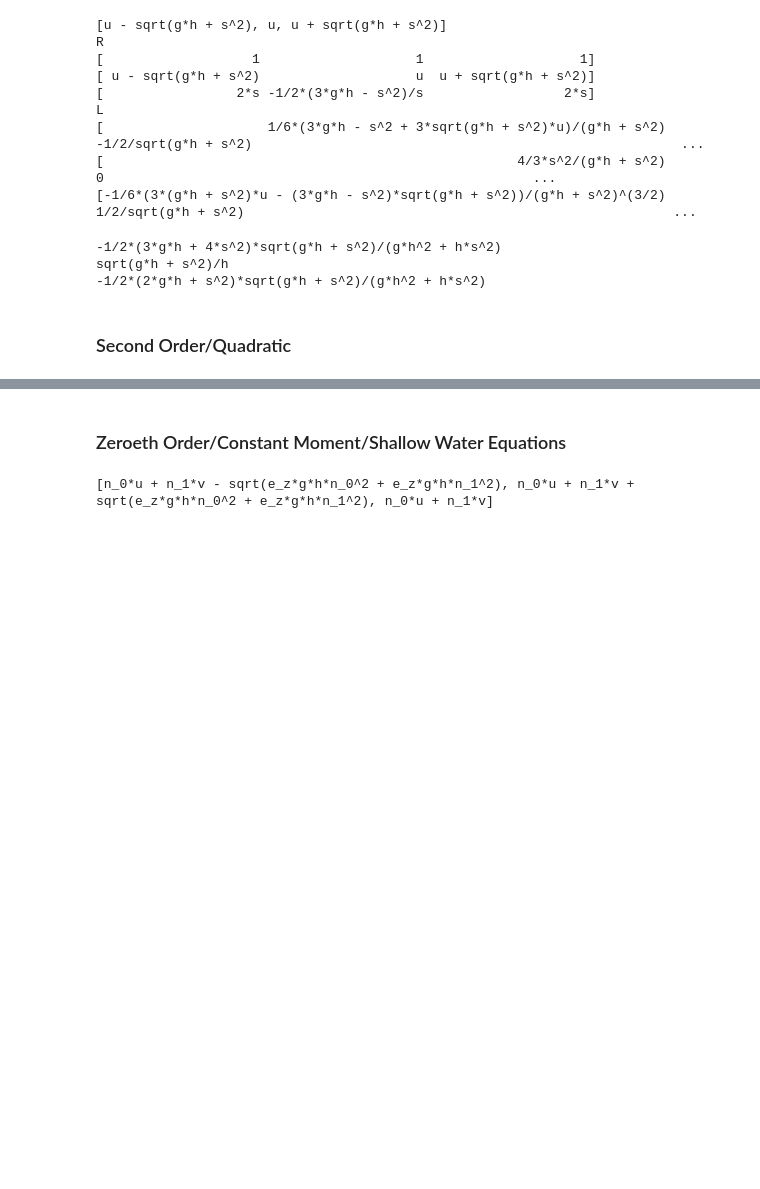
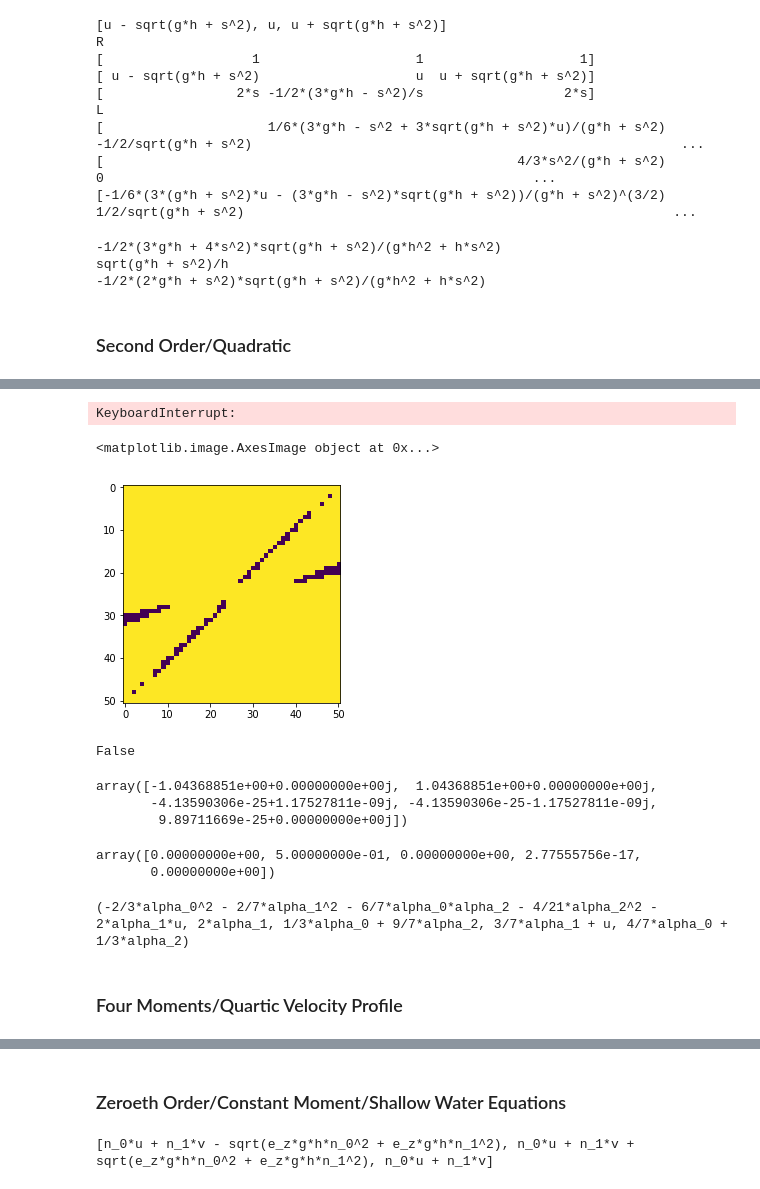
Before and after one commit to caleblogemann/Research, a Jupyter notebook: Notes/GeneralizedShallowWaterHyperbolicity.ipynb, the cells around one changed output, grey strips where cells are left out. Drawn from its saved outputs; the diff is of its cells as text; code cells hidden in the pictures; blank space fills up the shorter version.

```diff
--- a/Notes/GeneralizedShallowWaterHyperbolicity.ipynb
+++ b/Notes/GeneralizedShallowWaterHyperbolicity.ipynb
@@ -90,0 +139,22 @@ set_generalized_shallow_water_variables_1d(2)
+# %%
+import numpy as np
+import matplotlib.pyplot as plt
+
+def is_hyperbolic(A):
+    # A is square 2D numpy array
+    eigenvalues = np.linalg.eigvals(A)
+    return np.all(np.isreal(eigenvalues))
+
+def hyperbolicity_data(A, sample):
+    # A is symbolic sage matrix
+    n = len(sample)
+    data = np.zeros((n, n, n), dtype=int)
+    for i in range(n):
+        a0 = sample[i]
+        for j in range(n):
+            a1 = sample[j]
+            for k in range(n):
+                a2 = sample[k]
+                A_np = A.subs({e_z: 1, g: 1, h: 0.1, u: 0, alpha_0: a0, alpha_1: a1, alpha_2: a2}).numpy(dtype=np.float64)
+                data[i, j, k] = int(is_hyperbolic(A_np))
+    return data
@@ -90,0 +163,34 @@ set_generalized_shallow_water_variables_1d(2)
+# %%
+n = 201
+sample = np.linspace(-1, 1, n)
+data_3 = hyperbolicity_data(A_p, sample)
+# %% [output]
+KeyboardInterrupt:
+# %%
+nd2 = (n - 1)/2
+plt.imshow(data_3[:,nd2,:])
+# %% [output]
+<matplotlib.image.AxesImage object at 0x...>
+[figure, added]
+# %%
+A_np = A_p.subs({e_z: 1, g: 1, h: 1.0, u: 0, alpha_0: -0.25, alpha_1: 0.0, alpha_2: 0.25}).numpy(dtype=np.float64)
+is_hyperbolic(A_np)
+# %% [output]
+False
+# %%
+np.linalg.eigvals(A_np)
+# %% [output]
+array([-1.04368851e+00+0.00000000e+00j,  1.04368851e+00+0.00000000e+00j,
+       -4.13590306e-25+1.17527811e-09j, -4.13590306e-25-1.17527811e-09j,
+        9.89711669e-25+0.00000000e+00j])
+# %%
+A_np[4]
+# %% [output]
+array([0.00000000e+00, 5.00000000e-01, 0.00000000e+00, 2.77555756e-17,
+       0.00000000e+00])
+# %%
+A_p[3].simplify_full()
+# %% [output]
+(-2/3*alpha_0^2 - 2/7*alpha_1^2 - 6/7*alpha_0*alpha_2 - 4/21*alpha_2^2 - 2*alpha_1*u, 2*alpha_1, 1/3*alpha_0 + 9/7*alpha_2, 3/7*alpha_1 + u, 4/7*alpha_0 + 1/3*alpha_2)
+# %% [markdown]
+### Four Moments/Quartic Velocity Profile
```
Also changed, not shown: parts of 14 cells of this notebook, 9 other files.
